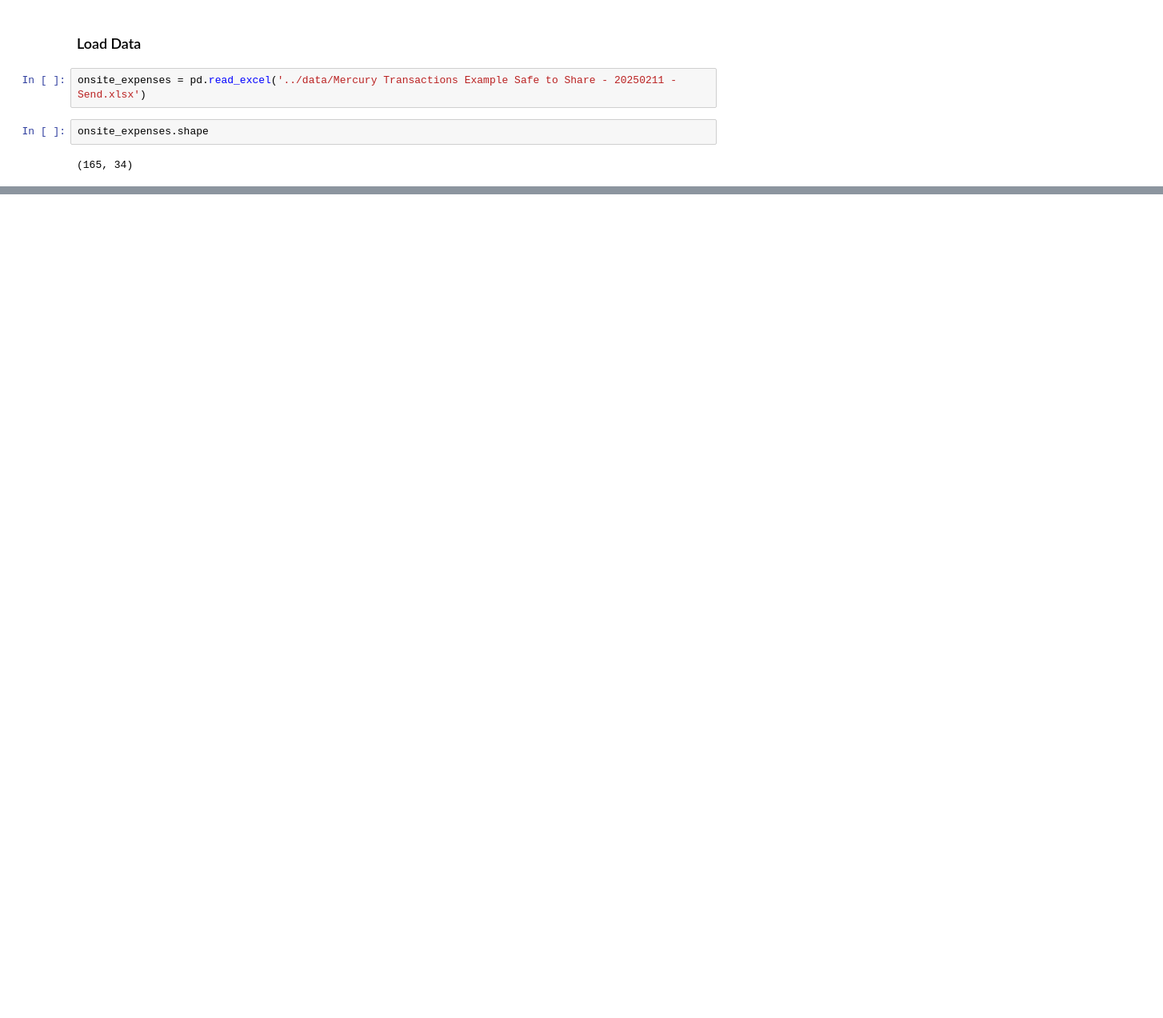
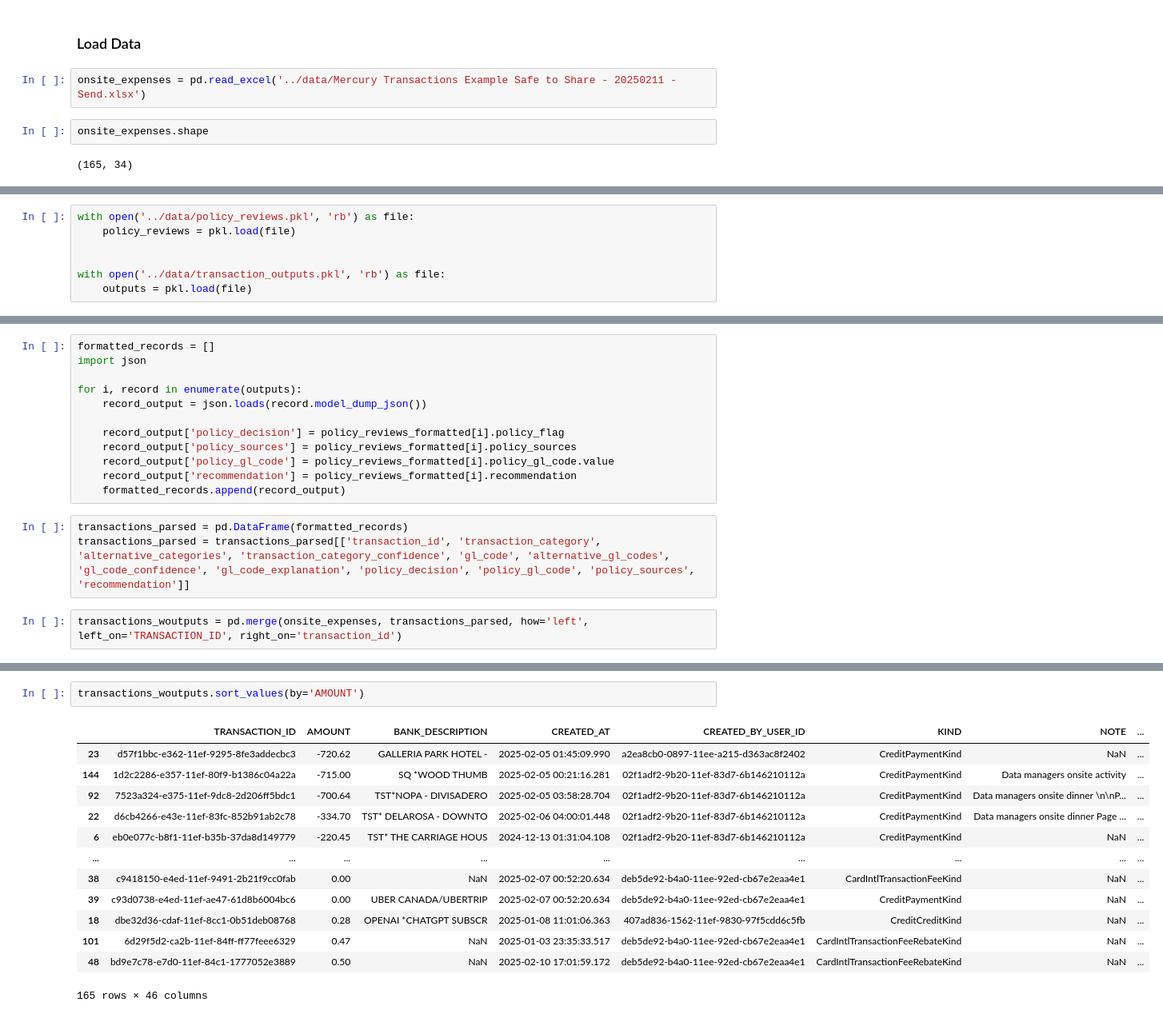
Before and after one commit to jeremybeck/MercuryInterview, a Jupyter notebook: src/onsite_transaction_processing.ipynb, the cells around one changed output, grey strips where cells are left out. Shown: that part at 80% size. Cells and saved outputs as stored; diff of their text form; blank space fills up the shorter version.

Commit message:
add expense report for onsite

```diff
--- a/src/onsite_transaction_processing.ipynb
+++ b/src/onsite_transaction_processing.ipynb
@@ -14,0 +59,7 @@ onsite_expenses.shape
+# %%
+with open('../data/policy_reviews.pkl', 'rb') as file:
+    policy_reviews = pkl.load(file)
+
+
+with open('../data/transaction_outputs.pkl', 'rb') as file:
+    outputs = pkl.load(file)
@@ -14,0 +74,17 @@ onsite_expenses.shape
+# %%
+formatted_records = []
+import json
+
+for i, record in enumerate(outputs):
+    record_output = json.loads(record.model_dump_json())
+
+    record_output['policy_decision'] = policy_reviews_formatted[i].policy_flag
+    record_output['policy_sources'] = policy_reviews_formatted[i].policy_sources
+    record_output['policy_gl_code'] = policy_reviews_formatted[i].policy_gl_code.value
+    record_output['recommendation'] = policy_reviews_formatted[i].recommendation
+    formatted_records.append(record_output)
+# %%
+transactions_parsed = pd.DataFrame(formatted_records)
+transactions_parsed = transactions_parsed[['transaction_id', 'transaction_category', 'alternative_categories', 'transaction_category_confidence', 'gl_code', 'alternative_gl_codes', 'gl_code_confidence', 'gl_code_explanation', 'policy_decision', 'policy_gl_code', 'policy_sources', 'recommendation']]
+# %%
+transactions_woutputs = pd.merge(onsite_expenses, transactions_parsed, how='left', left_on='TRANSACTION_ID', right_on='transaction_id')
@@ -14,0 +99,16 @@ onsite_expenses.shape
+# %%
+transactions_woutputs.sort_values(by='AMOUNT')
+# %% [output]
+|  | TRANSACTION_ID | AMOUNT | BANK_DESCRIPTION | CREATED_AT | CREATED_BY_USER_ID | KIND | NOTE | ... |
+| 23 | d57f1bbc-e362-11ef-9295-8fe3addecbc3 | -720.62 | GALLERIA PARK HOTEL - | 2025-02-05 01:45:09.990 | a2ea8cb0-0897-11ee-a215-d363ac8f2402 | CreditPaymentKind | NaN | ... |
+| 144 | 1d2c2286-e357-11ef-80f9-b1386c04a22a | -715.00 | SQ *WOOD THUMB | 2025-02-05 00:21:16.281 | 02f1adf2-9b20-11ef-83d7-6b146210112a | CreditPaymentKind | Data managers onsite activity | ... |
+| 92 | 7523a324-e375-11ef-9dc8-2d206ff5bdc1 | -700.64 | TST*NOPA - DIVISADERO | 2025-02-05 03:58:28.704 | 02f1adf2-9b20-11ef-83d7-6b146210112a | CreditPaymentKind | Data managers onsite dinner \n\nP... | ... |
+| 22 | d6cb4266-e43e-11ef-83fc-852b91ab2c78 | -334.70 | TST* DELAROSA - DOWNTO | 2025-02-06 04:00:01.448 | 02f1adf2-9b20-11ef-83d7-6b146210112a | CreditPaymentKind | Data managers onsite dinner Page ... | ... |
+| 6 | eb0e077c-b8f1-11ef-b35b-37da8d149779 | -220.45 | TST* THE CARRIAGE HOUS | 2024-12-13 01:31:04.108 | 02f1adf2-9b20-11ef-83d7-6b146210112a | CreditPaymentKind | NaN | ... |
+| ... | ... | ... | ... | ... | ... | ... | ... | ... |
+| 38 | c9418150-e4ed-11ef-9491-2b21f9cc0fab | 0.00 | NaN | 2025-02-07 00:52:20.634 | deb5de92-b4a0-11ee-92ed-cb67e2eaa4e1 | CardIntlTransactionFeeKind | NaN | ... |
+| 39 | c93d0738-e4ed-11ef-ae47-61d8b6004bc6 | 0.00 | UBER CANADA/UBERTRIP | 2025-02-07 00:52:20.634 | deb5de92-b4a0-11ee-92ed-cb67e2eaa4e1 | CreditPaymentKind | NaN | ... |
+| 18 | dbe32d36-cdaf-11ef-8cc1-0b51deb08768 | 0.28 | OPENAI *CHATGPT SUBSCR | 2025-01-08 11:01:06.363 | 407ad836-1562-11ef-9830-97f5cdd6c5fb | CreditCreditKind | NaN | ... |
+| 101 | 6d29f5d2-ca2b-11ef-84ff-ff77feee6329 | 0.47 | NaN | 2025-01-03 23:35:33.517 | deb5de92-b4a0-11ee-92ed-cb67e2eaa4e1 | CardIntlTransactionFeeRebateKind | NaN | ... |
+| 48 | bd9e7c78-e7d0-11ef-84c1-1777052e3889 | 0.50 | NaN | 2025-02-10 17:01:59.172 | deb5de92-b4a0-11ee-92ed-cb67e2eaa4e1 | CardIntlTransactionFeeRebateKind | NaN | ... |
+165 rows × 46 columns
```
Also changed, not shown: parts of 13 cells of this notebook, 4 other files.
